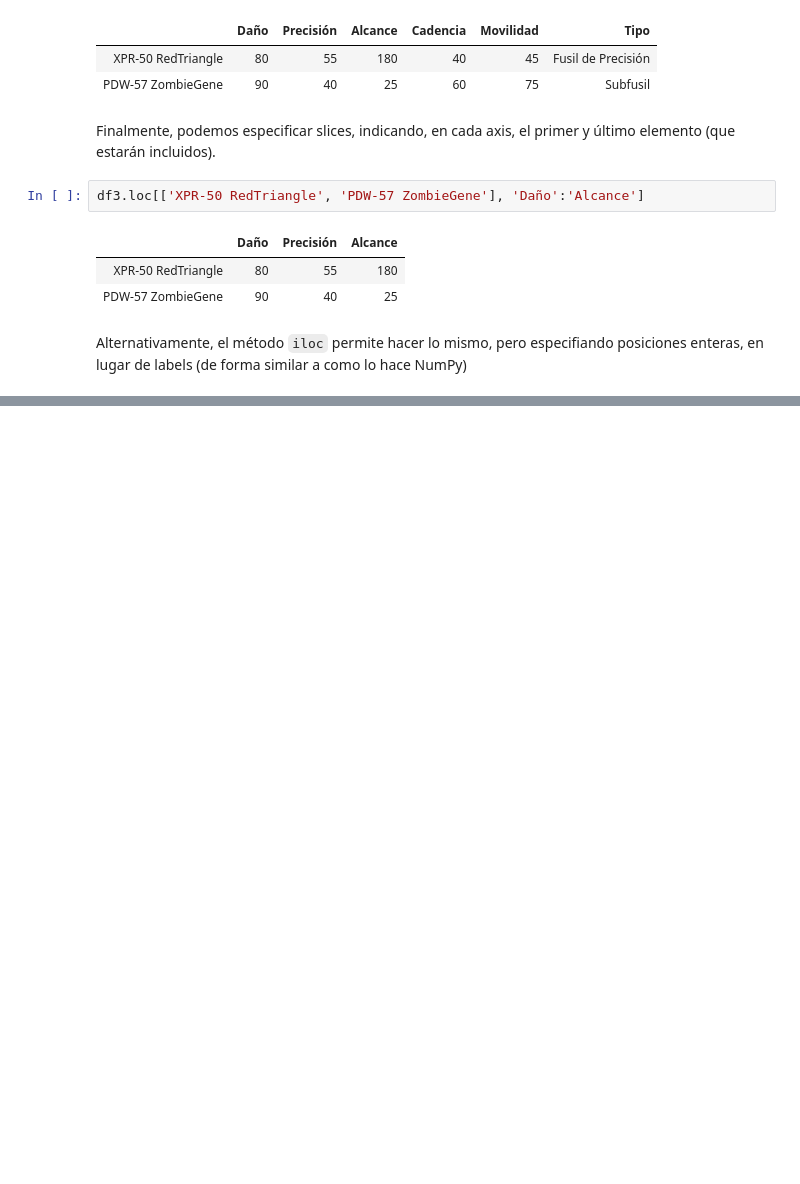
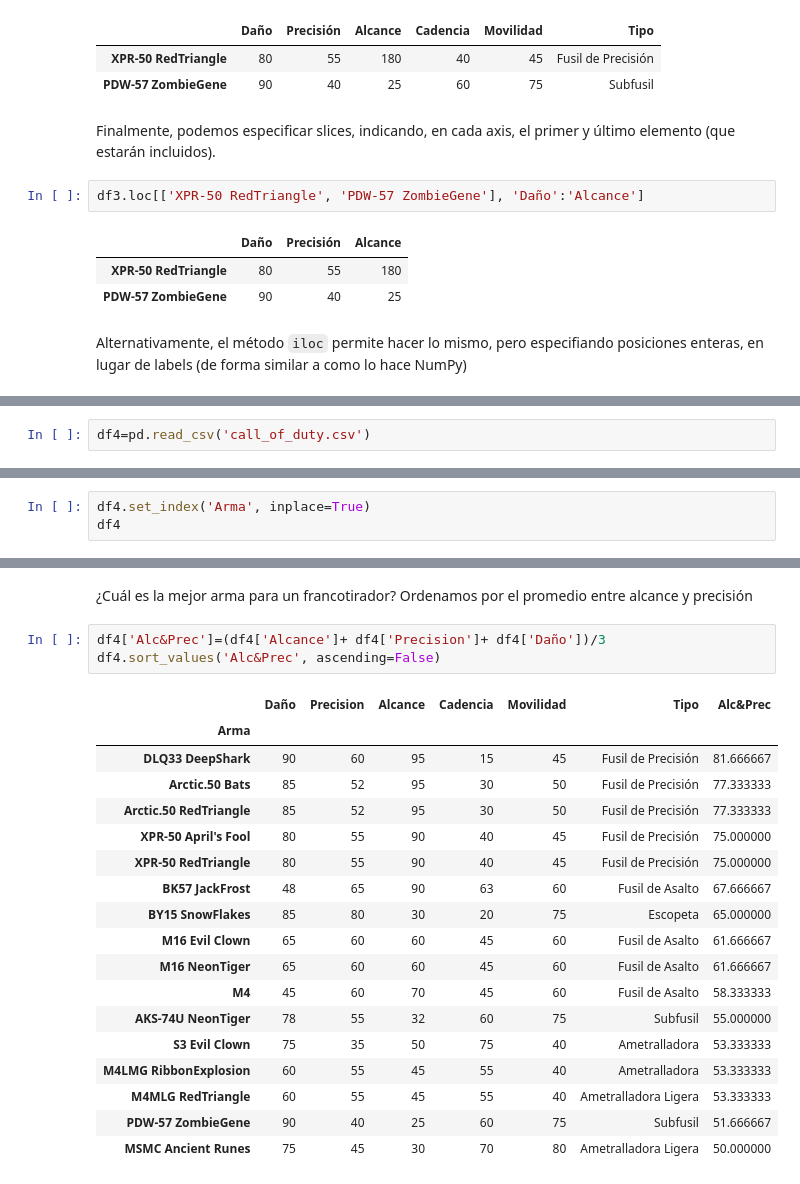
Before and after one commit to gmonce/datascience, a Jupyter notebook: src/Intro_Pandas.ipynb, the cells around one changed output, grey strips where cells are left out. Drawn from its saved outputs; the diff is of its cells as text; blank space fills up the shorter version.

```diff
--- a/src/Intro_Pandas.ipynb
+++ b/src/Intro_Pandas.ipynb
@@ -750,0 +773,2 @@ Alternativamente, el método `iloc` permite hacer lo mismo, pero especifiando po
+# %%
+df4=pd.read_csv('call_of_duty.csv')
@@ -750,0 +795,3 @@ Alternativamente, el método `iloc` permite hacer lo mismo, pero especifiando po
+# %%
+df4.set_index('Arma', inplace=True)
+df4
@@ -750,0 +817,24 @@ Alternativamente, el método `iloc` permite hacer lo mismo, pero especifiando po
+# %% [markdown]
+¿Cuál es la mejor arma para un francotirador? Ordenamos por el promedio entre alcance y precisión
+# %%
+df4['Alc&Prec']=(df4['Alcance']+ df4['Precision']+ df4['Daño'])/3
+df4.sort_values('Alc&Prec', ascending=False)
+# %% [output]
+|  | Daño | Precision | Alcance | Cadencia | Movilidad | Tipo | Alc&Prec |
+| Arma |  |  |  |  |  |  |  |
+| DLQ33 DeepShark | 90 | 60 | 95 | 15 | 45 | Fusil de Precisión | 81.666667 |
+| Arctic.50 Bats | 85 | 52 | 95 | 30 | 50 | Fusil de Precisión | 77.333333 |
+| Arctic.50 RedTriangle | 85 | 52 | 95 | 30 | 50 | Fusil de Precisión | 77.333333 |
+| XPR-50 April's Fool | 80 | 55 | 90 | 40 | 45 | Fusil de Precisión | 75.000000 |
+| XPR-50 RedTriangle | 80 | 55 | 90 | 40 | 45 | Fusil de Precisión | 75.000000 |
+| BK57 JackFrost | 48 | 65 | 90 | 63 | 60 | Fusil de Asalto | 67.666667 |
+| BY15 SnowFlakes | 85 | 80 | 30 | 20 | 75 | Escopeta | 65.000000 |
+| M16 Evil Clown | 65 | 60 | 60 | 45 | 60 | Fusil de Asalto | 61.666667 |
+| M16 NeonTiger | 65 | 60 | 60 | 45 | 60 | Fusil de Asalto | 61.666667 |
+| M4 | 45 | 60 | 70 | 45 | 60 | Fusil de Asalto | 58.333333 |
+| AKS-74U NeonTiger | 78 | 55 | 32 | 60 | 75 | Subfusil | 55.000000 |
+| S3 Evil Clown | 75 | 35 | 50 | 75 | 40 | Ametralladora | 53.333333 |
+| M4LMG RibbonExplosion | 60 | 55 | 45 | 55 | 40 | Ametralladora | 53.333333 |
+| M4MLG RedTriangle | 60 | 55 | 45 | 55 | 40 | Ametralladora Ligera | 53.333333 |
+| PDW-57 ZombieGene | 90 | 40 | 25 | 60 | 75 | Subfusil | 51.666667 |
+| MSMC Ancient Runes | 75 | 45 | 30 | 70 | 80 | Ametralladora Ligera | 50.000000 |
```
Also changed, not shown: parts of 18 cells of this notebook.
